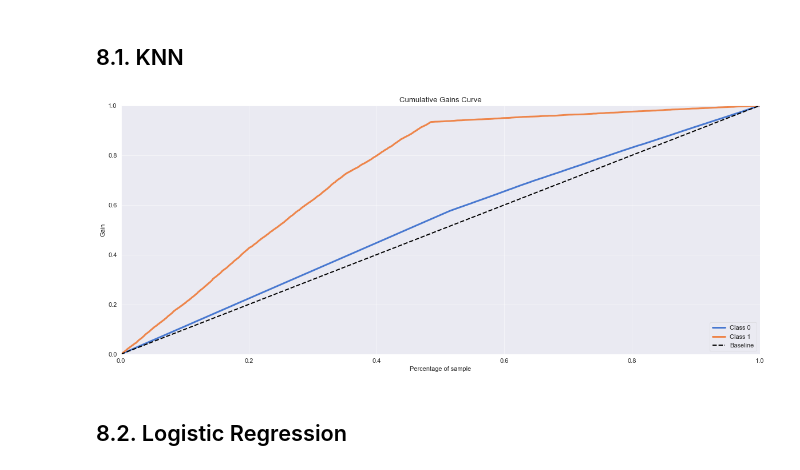
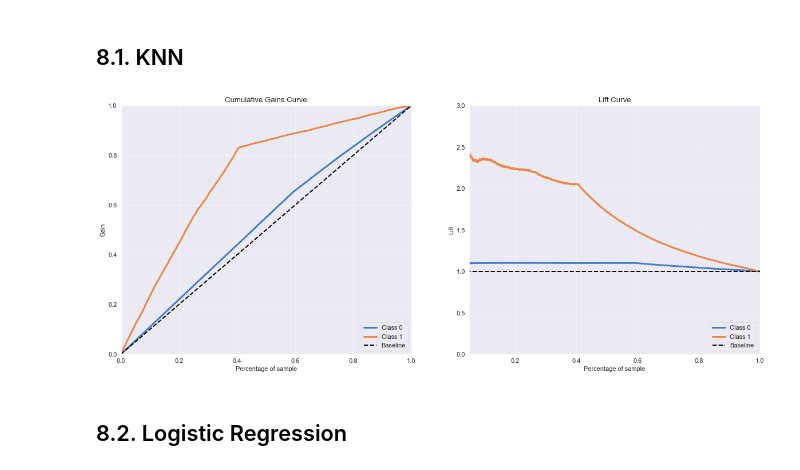
Before and after one commit to Gutscs/Health-Insurance-Cross-Sell, a Jupyter notebook: HealthInsurance.ipynb, the cells around one changed output. Drawn from its saved outputs; the diff is of its cells as text; code cells hidden in the pictures.

Commit message:
:hammer: Added first metrics for model performance

```diff
--- a/HealthInsurance.ipynb
+++ b/HealthInsurance.ipynb
@@ -570,8 +594,8 @@ target_encode_gender = df6.groupby( 'gender' )['response'].mean()
 df6['gender'] = df6['gender'].map( target_encode_gender )
 
 # region code - Frequency Enconding / Target Enconding / Weighted Target Enconding
-target_enconde_region_code = df6.groupby( 'region_code' )['response'].mean()
-df6['region_code'] = df6['region_code'].map( target_enconde_region_code )
+target_encode_region_code = df6.groupby( 'region_code' )['response'].mean()
+df6['region_code'] = df6['region_code'].map( target_encode_region_code )
 
 # vehicle_age - One Hot Enconding / Order Enconding / Frequency Enconding
 df6 = pd.get_dummies( df6, prefix='vehicle_age', columns=['vehicle_age'] )
@@ -586,16 +610,16 @@ df6['policy_sales_channel'] = df6['policy_sales_channel'].map( freq_policy_sales
 x_val['gender'] = x_val['gender'].map( target_encode_gender )
 
 # region_code
-x_val['age'] = mms_age.transform( x_val[['age']].values )
+x_val['region_code'] = x_val['region_code'].map( target_encode_region_code )
 
-# vehicle_age
-x_val = pd.get_dummies( x_val, prefix='vehicle_age', columns=['vehicle_age'] )
+# age
+x_val['age'] = mms_age.transform( x_validation[['age']].values )
 
 # policy_sales_channel
 x_val['policy_sales_channel'] = x_val['policy_sales_channel'].map( freq_policy_sales_channel )
 
-# age
-x_val['age']  = mms_age.fit_transform( x_val[['age']].values )
+# vehicle_age
+x_val = pd.get_dummies( x_val, prefix='vehicle_age', columns=['vehicle_age'] )
 
 # vintage
 x_val['vintage'] = mms_vintage.fit_transform( x_val[['vintage']].values )
@@ -667,7 +691,7 @@ cols_selected = ['annual_premium', 'vintage', 'age', 'region_code',
 
 # get selected features
 x_train = df6[ cols_selected ]
-x_val = x_val[ cols_selected ]
+x_vald = x_val[ cols_selected ]
 # %% [markdown]
 ## 8.1. KNN
 # %%
@@ -678,12 +702,19 @@ knn_model = KNeighborsClassifier( n_neighbors=7 )
 knn_model.fit( x_train, y_train )
 
 # model prediction
-yhat_knn = knn_model.predict_proba( x_val )
-
-# accumulative gain
-skplt.metrics.plot_cumulative_gain( y_val, yhat_knn );
+yhat_knn = knn_model.predict_proba( x_vald )
-# %% [output]
-[figure, removed]
+# %%
+fig, axes = plt.subplots(1,2)
+
+# accumulative gain
+skplt.metrics.plot_cumulative_gain( y_val, yhat_knn, ax=axes[0])
+
+# lift curve
+skplt.metrics.plot_lift_curve( y_val, yhat_knn, ax=axes[1])
+xlim(0.05, 1)
+ylim(0, 3);
+# %% [output]
+[figure, added]
 # %% [markdown]
 ## 8.2. Logistic Regression
 # %%
```
Also changed, not shown: parts of 11 cells of this notebook.
